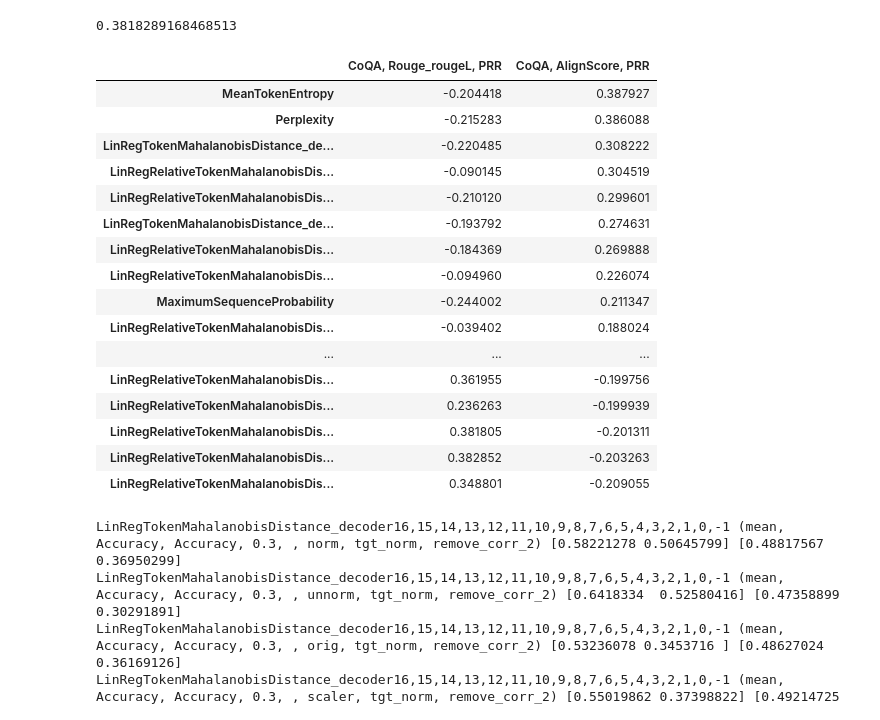
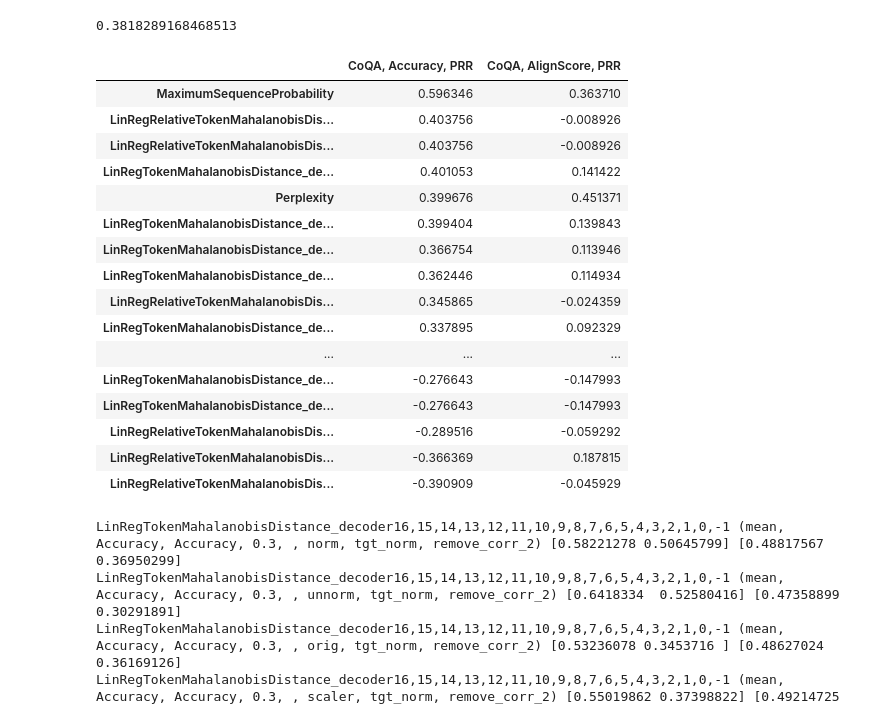
Before and after one commit to ArtemVazh/token_mahalanobis_distance, a Jupyter notebook: notebooks/results.ipynb, the cells around one changed output. Saved outputs shown, nothing was run; the diff lists cells and outputs as text; code cells hidden in the pictures.

```diff
--- a/notebooks/results.ipynb
+++ b/notebooks/results.ipynb
@@ -501,47 +501,48 @@ COEF: [ 2.0242780e-05 -4.2708678e-05  2.5091099e-04 -3.7918951e-05]
 # %%
 path = "../workdir/output_layers_4/qa/google/gemma-2b/sciq/2024-07-24/12-56-50/ue_manager_seed1"
 path = "../workdir/output_layers_5/qa/google/gemma-2b/sciq/2024-07-24/14-59-35/ue_manager_seed1"
 #path = "../workdir/output_layers_4/qa/google/gemma-2b/['trivia_qa', 'rc.nocontext']/2024-07-24/13-57-18/ue_manager_seed1"
 path = "../workdir/output_layers_5/qa/google/gemma-2b/sciq/2024-07-24/15-30-12/ue_manager_seed1"
 path = "../workdir/output_layers_5/qa/google/gemma-2b/sciq/2024-07-24/16-57-07/ue_manager_seed1"
 path = "../workdir/output_layers_5/qa/google/gemma-2b/sciq/2024-07-24/17-11-48/ue_manager_seed1"
 path = "../workdir/output_layers_5/qa/google/gemma-2b/sciq/2024-07-24/18-28-27/ue_manager_seed1"
 path = "../workdir/output_layers_5/ats/google/gemma-2b/samsum/2024-07-24/19-56-02/ue_manager_seed1"
 path = "../workdir/output_layers_6/qa/google/gemma-7b/sciq/2024-07-24/17-12-33/ue_manager_seed1"
 path = "../workdir/output_layers_5/qa/google/gemma-2b/sciq/2024-07-25/11-17-14/ue_manager_seed1"
 path = "../workdir/output_layers_5/qa/google/gemma-2b/sciq/2024-07-25/12-08-13/ue_manager_seed1"
 path = "../workdir/output_layers_5/ats/google/gemma-2b/xsum/2024-07-25/12-51-21/ue_manager_seed1"
+path = "../workdir/output_layers_5/qa/google/gemma-2b/coqa/2024-07-25/15-12-30/ue_manager_seed1"
 
 man = torch.load(path)
 
-metric_names = ['Rouge_rougeL', 'AlignScore']
+metric_names = ['Accuracy', 'AlignScore']
 df = {}
 for key in man['metrics'].keys():
     if (key[-1] == 'prr_normalized') and (key[-2] in metric_names):
         scores = df.get(key[1], [])
         scores.append(man['metrics'][key])
         df[key[1]] = scores
 
 df0 = pd.DataFrame(df, index=[f'CoQA, {m}, PRR' for m in metric_names])
-df0.T.sort_values(f"CoQA, {metric_names[-1]}, PRR", ascending=False).style.background_gradient(axis=0)
+df0.T.sort_values(f"CoQA, {metric_names[-2]}, PRR", ascending=False).style.background_gradient(axis=0)
 # %% [output]
-|  | CoQA, Rouge_rougeL, PRR | CoQA, AlignScore, PRR |
-| MeanTokenEntropy | -0.204418 | 0.387927 |
-| Perplexity | -0.215283 | 0.386088 |
-| LinRegTokenMahalanobisDistance_de... | -0.220485 | 0.308222 |
-| LinRegRelativeTokenMahalanobisDis... | -0.090145 | 0.304519 |
-| LinRegRelativeTokenMahalanobisDis... | -0.210120 | 0.299601 |
-| LinRegTokenMahalanobisDistance_de... | -0.193792 | 0.274631 |
-| LinRegRelativeTokenMahalanobisDis... | -0.184369 | 0.269888 |
-| LinRegRelativeTokenMahalanobisDis... | -0.094960 | 0.226074 |
-| MaximumSequenceProbability | -0.244002 | 0.211347 |
-| LinRegRelativeTokenMahalanobisDis... | -0.039402 | 0.188024 |
+|  | CoQA, Accuracy, PRR | CoQA, AlignScore, PRR |
+| MaximumSequenceProbability | 0.596346 | 0.363710 |
+| LinRegRelativeTokenMahalanobisDis... | 0.403756 | -0.008926 |
+| LinRegRelativeTokenMahalanobisDis... | 0.403756 | -0.008926 |
+| LinRegTokenMahalanobisDistance_de... | 0.401053 | 0.141422 |
+| Perplexity | 0.399676 | 0.451371 |
+| LinRegTokenMahalanobisDistance_de... | 0.399404 | 0.139843 |
+| LinRegTokenMahalanobisDistance_de... | 0.366754 | 0.113946 |
+| LinRegTokenMahalanobisDistance_de... | 0.362446 | 0.114934 |
+| LinRegRelativeTokenMahalanobisDis... | 0.345865 | -0.024359 |
+| LinRegTokenMahalanobisDistance_de... | 0.337895 | 0.092329 |
 | ... | ... | ... |
-| LinRegRelativeTokenMahalanobisDis... | 0.361955 | -0.199756 |
-| LinRegRelativeTokenMahalanobisDis... | 0.236263 | -0.199939 |
-| LinRegRelativeTokenMahalanobisDis... | 0.381805 | -0.201311 |
-| LinRegRelativeTokenMahalanobisDis... | 0.382852 | -0.203263 |
-| LinRegRelativeTokenMahalanobisDis... | 0.348801 | -0.209055 |
+| LinRegTokenMahalanobisDistance_de... | -0.276643 | -0.147993 |
+| LinRegTokenMahalanobisDistance_de... | -0.276643 | -0.147993 |
+| LinRegRelativeTokenMahalanobisDis... | -0.289516 | -0.059292 |
+| LinRegRelativeTokenMahalanobisDis... | -0.366369 | 0.187815 |
+| LinRegRelativeTokenMahalanobisDis... | -0.390909 | -0.045929 |
 # %%
 for col in df0.columns:
     if "_2" in col:
```
Also changed, not shown: 3 other files.
